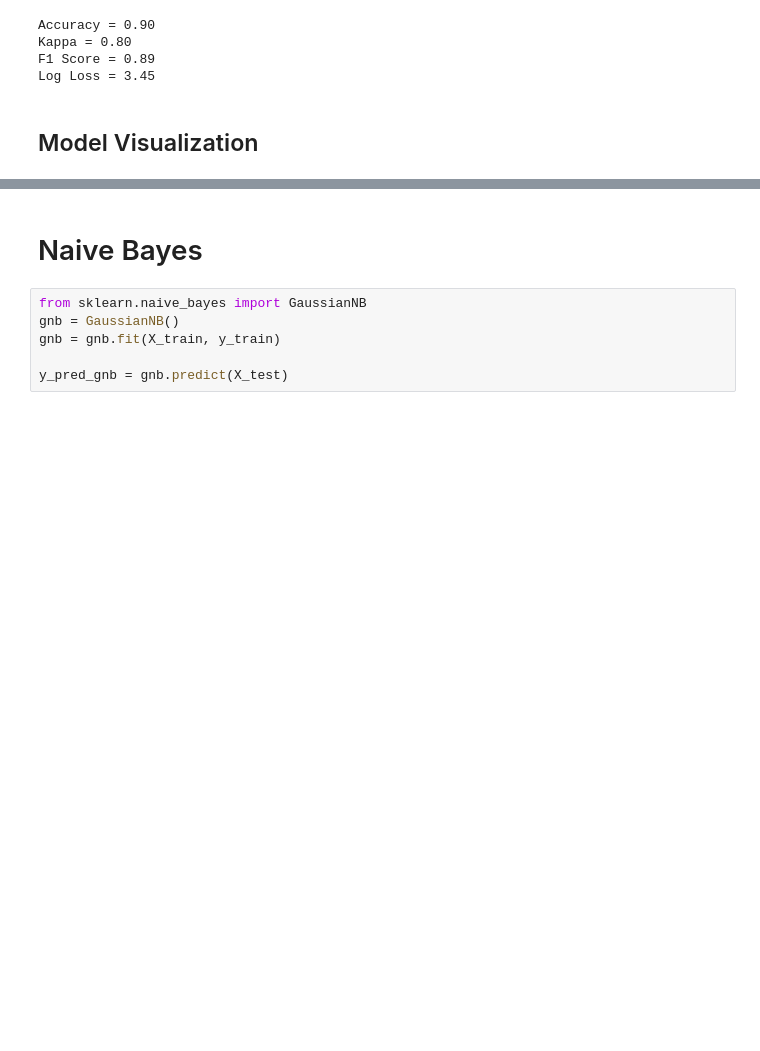
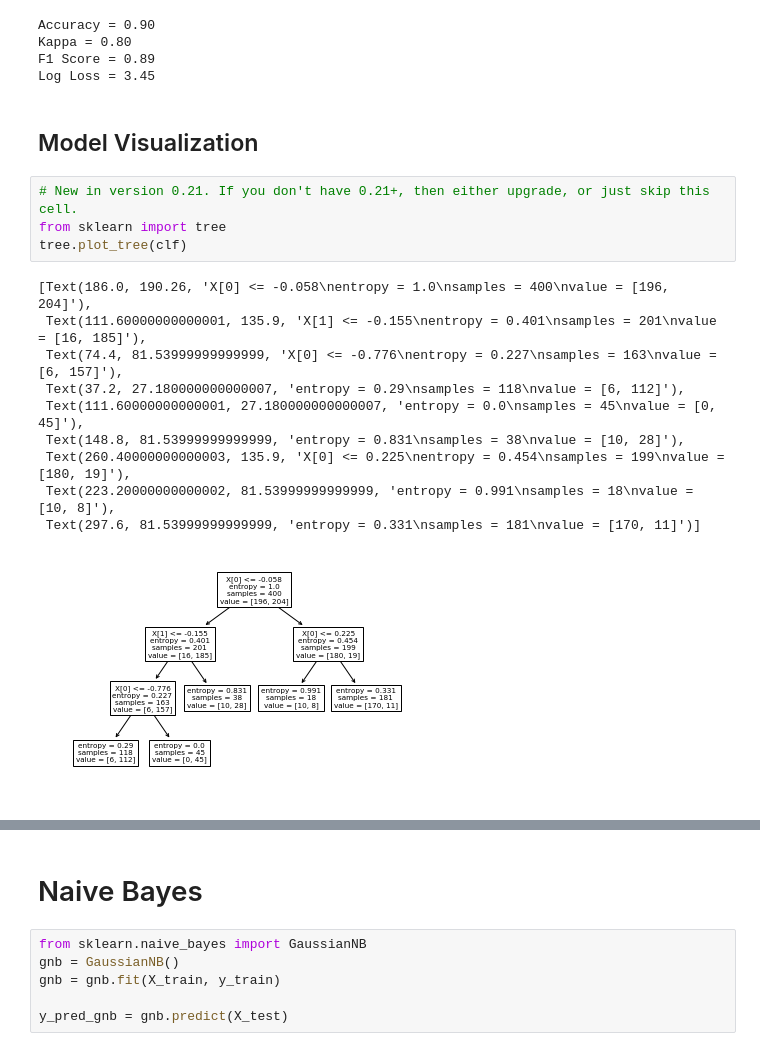
Before and after one commit to stepthom/869_course, a Jupyter notebook: classification/slides_classification.ipynb, the cells around one changed output, grey strips where cells are left out. Cells and saved outputs as stored; diff of their text form; blank space fills up the shorter version.

```diff
--- a/classification/slides_classification.ipynb
+++ b/classification/slides_classification.ipynb
@@ -151,4 +139,19 @@ F1 Score = 0.89
 Log Loss = 3.45
 # %% [markdown]
 ## Model Visualization
+# %%
+# New in version 0.21. If you don't have 0.21+, then either upgrade, or just skip this cell.
+from sklearn import tree
+tree.plot_tree(clf)
+# %% [output]
+[Text(186.0, 190.26, 'X[0] <= -0.058\nentropy = 1.0\nsamples = 400\nvalue = [196, 204]'),
+ Text(111.60000000000001, 135.9, 'X[1] <= -0.155\nentropy = 0.401\nsamples = 201\nvalue = [16, 185]'),
+ Text(74.4, 81.53999999999999, 'X[0] <= -0.776\nentropy = 0.227\nsamples = 163\nvalue = [6, 157]'),
+ Text(37.2, 27.180000000000007, 'entropy = 0.29\nsamples = 118\nvalue = [6, 112]'),
+ Text(111.60000000000001, 27.180000000000007, 'entropy = 0.0\nsamples = 45\nvalue = [0, 45]'),
+ Text(148.8, 81.53999999999999, 'entropy = 0.831\nsamples = 38\nvalue = [10, 28]'),
+ Text(260.40000000000003, 135.9, 'X[0] <= 0.225\nentropy = 0.454\nsamples = 199\nvalue = [180, 19]'),
+ Text(223.20000000000002, 81.53999999999999, 'entropy = 0.991\nsamples = 18\nvalue = [10, 8]'),
+ Text(297.6, 81.53999999999999, 'entropy = 0.331\nsamples = 181\nvalue = [170, 11]')]
+[figure, added]
 # %%
```
Also changed, not shown: parts of 12 cells of this notebook, 5 other files.
